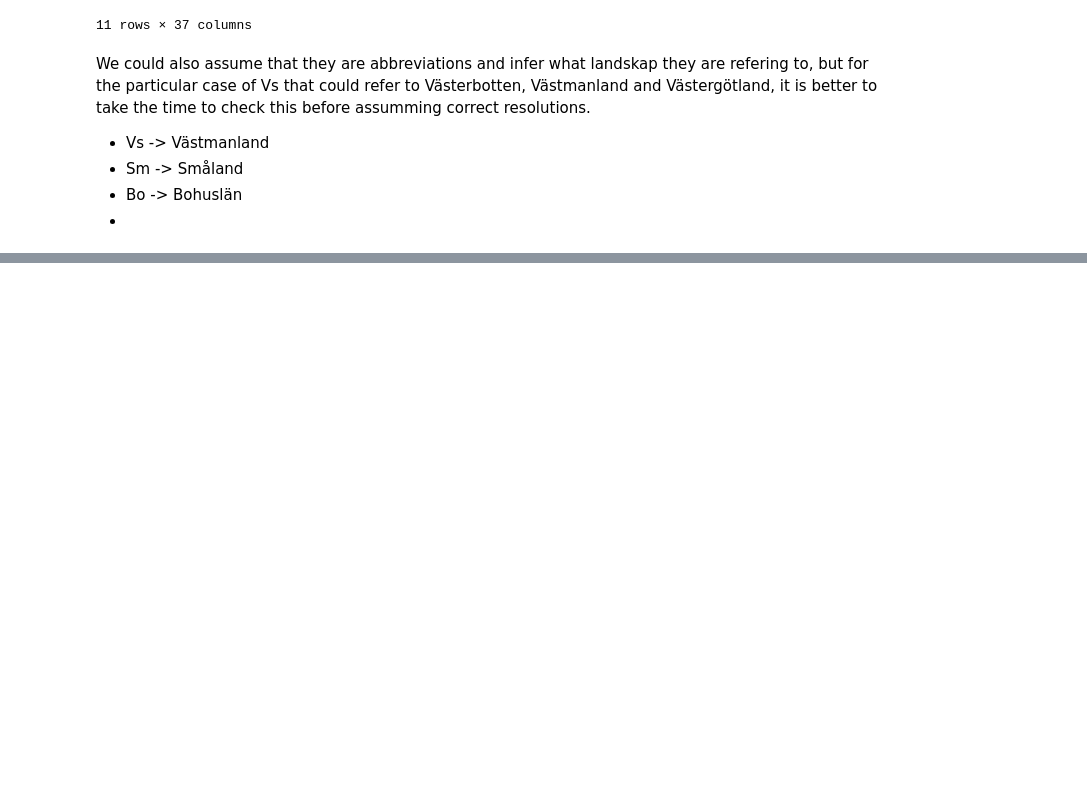
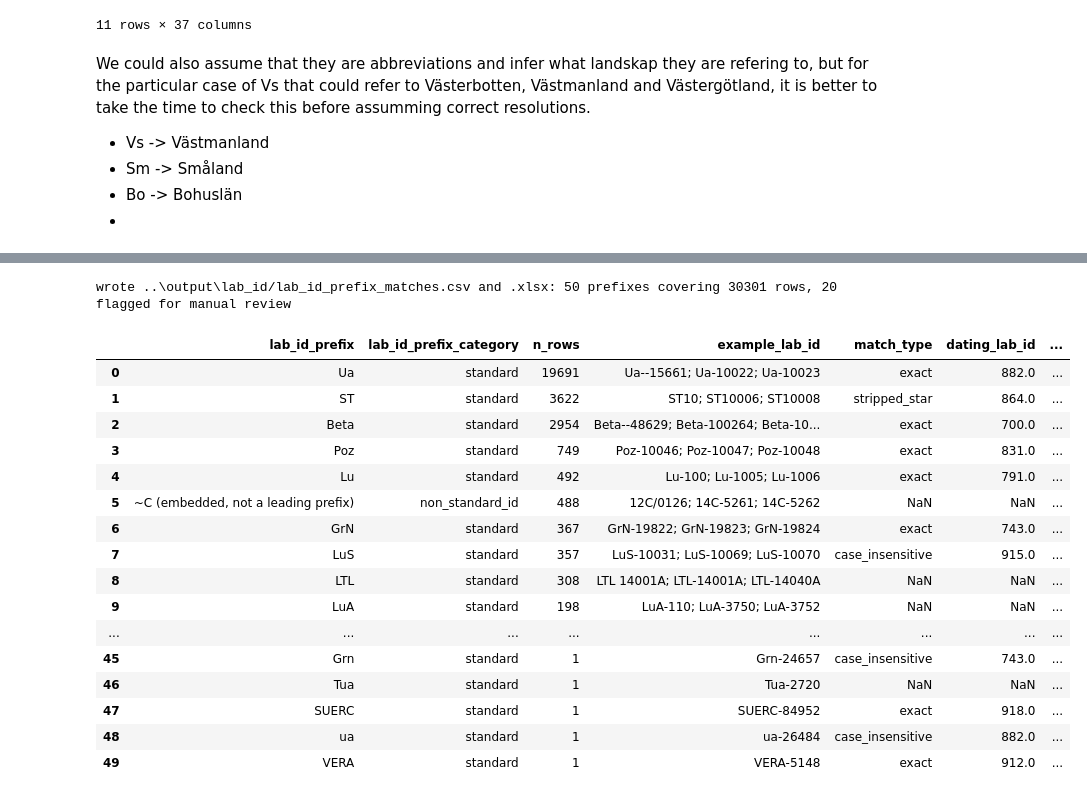
Before and after one commit to Br1CM/sead_strucke_data_cleaning, a Jupyter notebook: current/notebooks/exploration.ipynb, the cells around one changed output, grey strips where cells are left out. Cells and saved outputs as stored; diff of their text form; code cells hidden in the pictures; blank space fills up the shorter version.

```diff
--- a/current/notebooks/exploration.ipynb
+++ b/current/notebooks/exploration.ipynb
@@ -846,0 +1050,71 @@ We could also assume that they are abbreviations and infer what landskap they ar
+# %%
+import difflib
+
+all_codes = dating_labs["international_lab_id"].tolist()
+unknown_lab_id = dating_labs.loc[dating_labs["international_lab_id"] == "Unknown", "dating_lab_id"].iloc[0]
+
+def suggest_matches(row):
+    if row["lab_id_prefix_category"] != "standard" or pd.notna(row["dating_lab_id"]):
+        return ""
+    close = difflib.get_close_matches(row["lab_id_prefix"], all_codes, n=3, cutoff=0.6)
+    return "; ".join(f"{c} (dating_lab_id={exact[c]}, {lab_name_by_id[exact[c]]})" for c in close)
+
+review = prefix_matches.copy()
+review["possible_match_suggestions"] = review.apply(suggest_matches, axis=1)
+
+review.loc[review["lab_id_prefix_category"] == "unknown_no_lab",
+           ["dating_lab_id", "matched_international_lab_id", "matched_lab_name", "match_type"]] = [
+    unknown_lab_id, "Unknown", lab_name_by_id[unknown_lab_id], "unknown_placeholder",
+]
+
+review["needs_review"] = (
+    review["match_type"].isin(["stripped_star", "unknown_placeholder"]) | review["match_type"].isna()
+)
+review["manual_dating_lab_id"] = pd.NA
+
+notes = pd.Series("", index=review.index)
+notes[review["lab_id_prefix_category"] == "non_standard_id"] = (
+    "lab_id doesn't follow <prefix>-<number>; the embedded letter is a sample-type code, not "
+    "an international lab code -- needs manual research to identify the lab"
+)
+notes[review["lab_id_prefix_category"] == "unknown_no_lab"] = (
+    "lab_id literally says 'Okänd' with no lab code -- pre-filled with SEAD's generic 'Unknown' "
+    "lab; override manual_dating_lab_id if the real lab can be identified"
+)
+notes[review["match_type"] == "stripped_star"] = (
+    "only matches after stripping the DB's trailing '*' and ignoring case -- confirm before trusting it"
+)
+review["notes"] = notes
+
+review = review[[
+    "lab_id_prefix", "lab_id_prefix_category", "n_rows", "example_lab_id", "match_type",
+    "dating_lab_id", "matched_international_lab_id", "matched_lab_name",
+    "possible_match_suggestions", "needs_review", "manual_dating_lab_id", "notes",
+]]
+
+OUTPUT_DIR = Path('../output/lab_id')
+OUTPUT_DIR.mkdir(parents=True, exist_ok=True)
+review.to_csv(OUTPUT_DIR / 'lab_id_prefix_matches.csv', index=False)
+review.to_excel(OUTPUT_DIR / 'lab_id_prefix_matches.xlsx', index=False)
+print(f"wrote {OUTPUT_DIR}/lab_id_prefix_matches.csv and .xlsx: {len(review)} prefixes covering "
+      f"{review['n_rows'].sum()} rows, {review['needs_review'].sum()} flagged for manual review")
+review
+# %% [output]
+wrote ..\output\lab_id/lab_id_prefix_matches.csv and .xlsx: 50 prefixes covering 30301 rows, 20 flagged for manual review
+|  | lab_id_prefix | lab_id_prefix_category | n_rows | example_lab_id | match_type | dating_lab_id | ... |
+| 0 | Ua | standard | 19691 | Ua--15661; Ua-10022; Ua-10023 | exact | 882.0 | ... |
+| 1 | ST | standard | 3622 | ST10; ST10006; ST10008 | stripped_star | 864.0 | ... |
+| 2 | Beta | standard | 2954 | Beta--48629; Beta-100264; Beta-10... | exact | 700.0 | ... |
+| 3 | Poz | standard | 749 | Poz-10046; Poz-10047; Poz-10048 | exact | 831.0 | ... |
+| 4 | Lu | standard | 492 | Lu-100; Lu-1005; Lu-1006 | exact | 791.0 | ... |
+| 5 | ~C (embedded, not a leading prefix) | non_standard_id | 488 | 12C/0126; 14C-5261; 14C-5262 | NaN | NaN | ... |
+| 6 | GrN | standard | 367 | GrN-19822; GrN-19823; GrN-19824 | exact | 743.0 | ... |
+| 7 | LuS | standard | 357 | LuS-10031; LuS-10069; LuS-10070 | case_insensitive | 915.0 | ... |
+| 8 | LTL | standard | 308 | LTL 14001A; LTL-14001A; LTL-14040A | NaN | NaN | ... |
+| 9 | LuA | standard | 198 | LuA-110; LuA-3750; LuA-3752 | NaN | NaN | ... |
+| ... | ... | ... | ... | ... | ... | ... | ... |
+| 45 | Grn | standard | 1 | Grn-24657 | case_insensitive | 743.0 | ... |
+| 46 | Tua | standard | 1 | Tua-2720 | NaN | NaN | ... |
+| 47 | SUERC | standard | 1 | SUERC-84952 | exact | 918.0 | ... |
+| 48 | ua | standard | 1 | ua-26484 | case_insensitive | 882.0 | ... |
+| 49 | VERA | standard | 1 | VERA-5148 | exact | 912.0 | ... |
```
Also changed, not shown: parts of 12 cells of this notebook.
